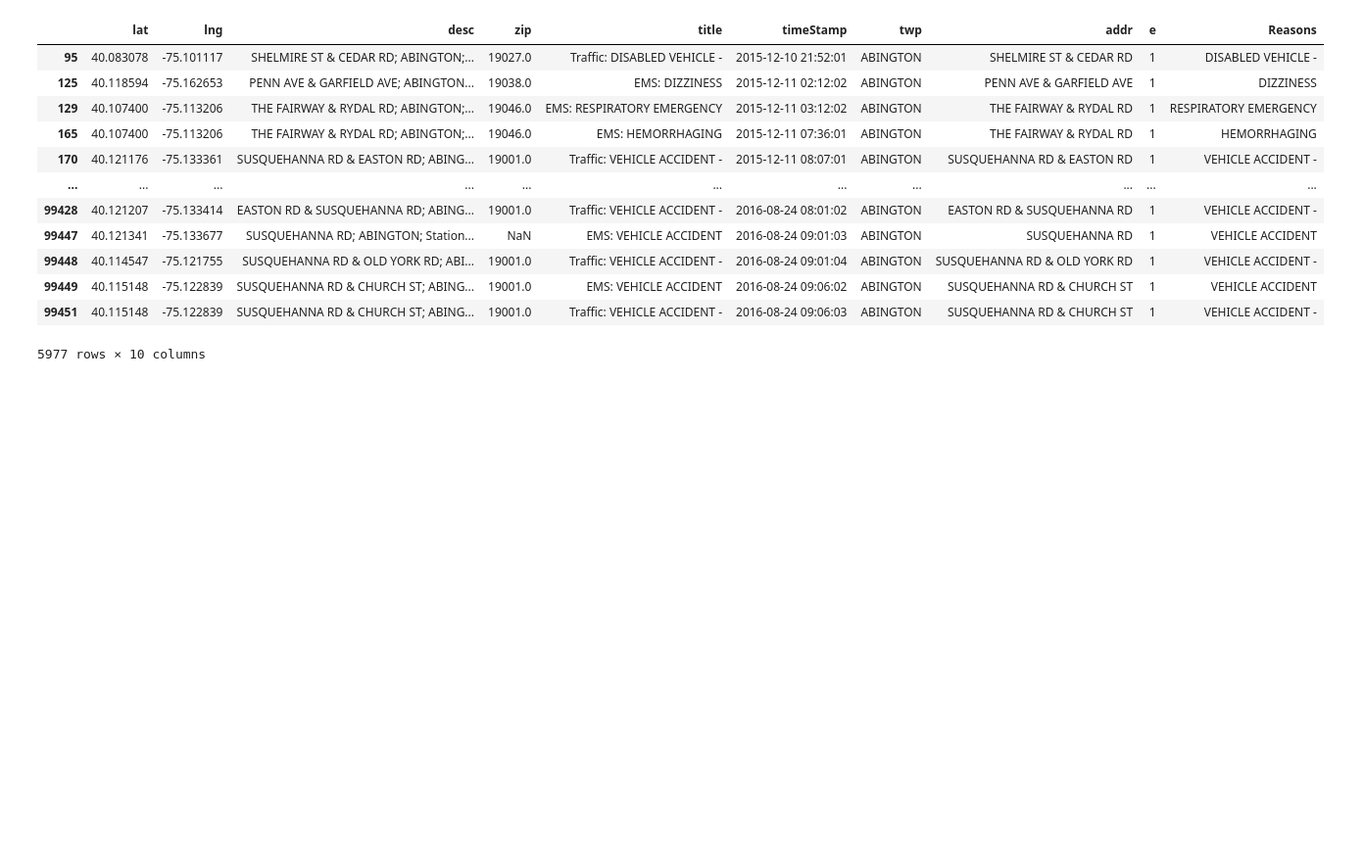
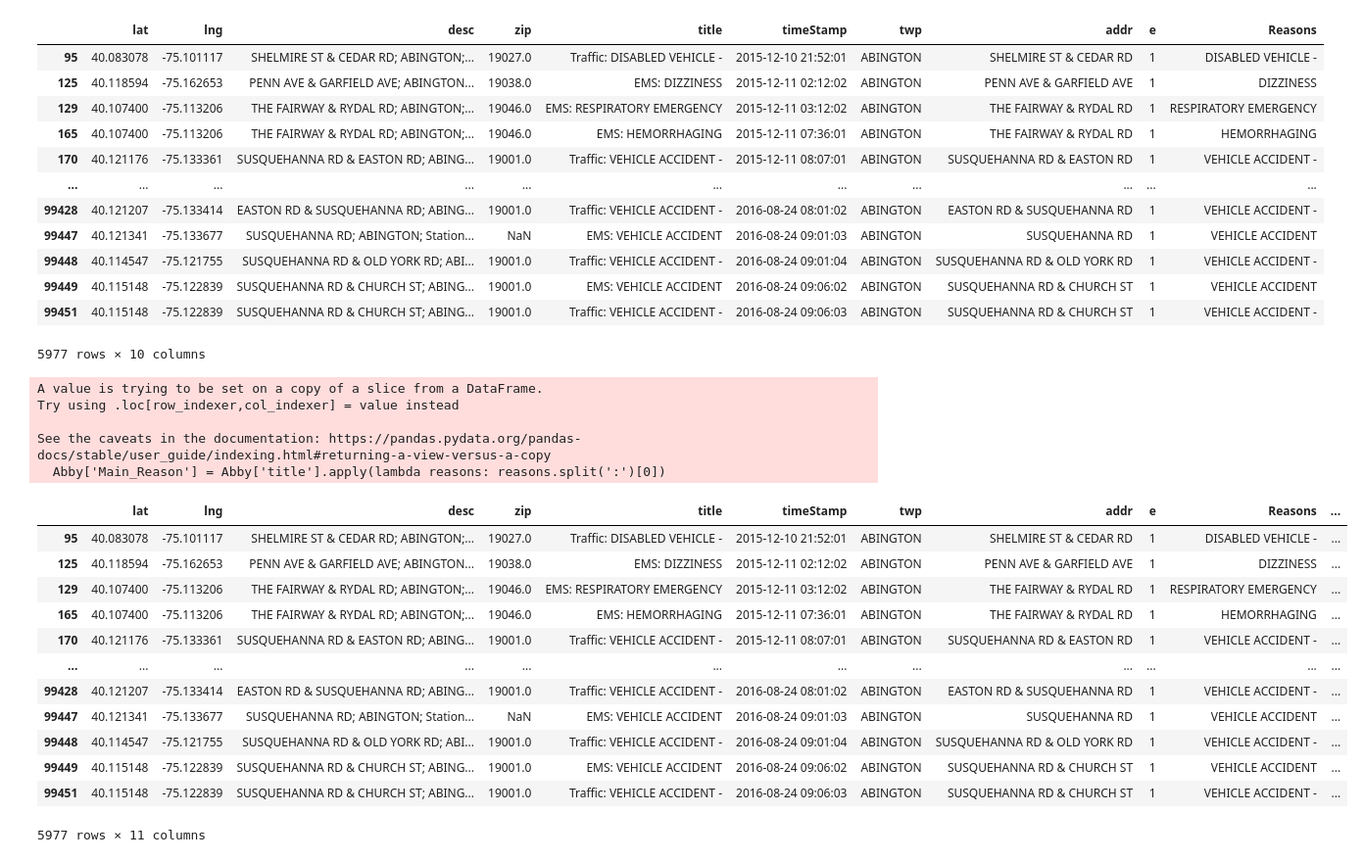
Before and after one commit to makncheese69420/911-Capstone-Project, a Jupyter notebook: Data Visualization Presentation.ipynb, the cells around one changed output. Shown at 98% size. Drawn from its saved outputs; the diff is of its cells as text; code cells hidden in the pictures; blank space fills up the shorter version.

```diff
--- a/Data Visualization Presentation.ipynb
+++ b/Data Visualization Presentation.ipynb
@@ -83,3 +83,27 @@ Abby
 | 99449 | 40.115148 | -75.122839 | SUSQUEHANNA RD & CHURCH ST; ABING... | 19001.0 | EMS: VEHICLE ACCIDENT | 2016-08-24 09:06:02 | ABINGTON | SUSQUEHANNA RD & CHURCH ST | 1 | VEHICLE ACCIDENT |
 | 99451 | 40.115148 | -75.122839 | SUSQUEHANNA RD & CHURCH ST; ABING... | 19001.0 | Traffic: VEHICLE ACCIDENT - | 2016-08-24 09:06:03 | ABINGTON | SUSQUEHANNA RD & CHURCH ST | 1 | VEHICLE ACCIDENT - |
 5977 rows × 10 columns
+# %%
+Abby['Main_Reason'] = Abby['title'].apply(lambda reasons: reasons.split(':')[0])
+# %% [output]
+A value is trying to be set on a copy of a slice from a DataFrame.
+Try using .loc[row_indexer,col_indexer] = value instead
+
+See the caveats in the documentation: https://pandas.pydata.org/pandas-docs/stable/user_guide/indexing.html#returning-a-view-versus-a-copy
+  Abby['Main_Reason'] = Abby['title'].apply(lambda reasons: reasons.split(':')[0])
+# %%
+Abby
+# %% [output]
+|  | lat | lng | desc | zip | title | timeStamp | twp | addr | e | Reasons | ... |
+| 95 | 40.083078 | -75.101117 | SHELMIRE ST & CEDAR RD; ABINGTON;... | 19027.0 | Traffic: DISABLED VEHICLE - | 2015-12-10 21:52:01 | ABINGTON | SHELMIRE ST & CEDAR RD | 1 | DISABLED VEHICLE - | ... |
+| 125 | 40.118594 | -75.162653 | PENN AVE & GARFIELD AVE; ABINGTON... | 19038.0 | EMS: DIZZINESS | 2015-12-11 02:12:02 | ABINGTON | PENN AVE & GARFIELD AVE | 1 | DIZZINESS | ... |
+| 129 | 40.107400 | -75.113206 | THE FAIRWAY & RYDAL RD; ABINGTON;... | 19046.0 | EMS: RESPIRATORY EMERGENCY | 2015-12-11 03:12:02 | ABINGTON | THE FAIRWAY & RYDAL RD | 1 | RESPIRATORY EMERGENCY | ... |
+| 165 | 40.107400 | -75.113206 | THE FAIRWAY & RYDAL RD; ABINGTON;... | 19046.0 | EMS: HEMORRHAGING | 2015-12-11 07:36:01 | ABINGTON | THE FAIRWAY & RYDAL RD | 1 | HEMORRHAGING | ... |
+| 170 | 40.121176 | -75.133361 | SUSQUEHANNA RD & EASTON RD; ABING... | 19001.0 | Traffic: VEHICLE ACCIDENT - | 2015-12-11 08:07:01 | ABINGTON | SUSQUEHANNA RD & EASTON RD | 1 | VEHICLE ACCIDENT - | ... |
+| ... | ... | ... | ... | ... | ... | ... | ... | ... | ... | ... | ... |
+| 99428 | 40.121207 | -75.133414 | EASTON RD & SUSQUEHANNA RD; ABING... | 19001.0 | Traffic: VEHICLE ACCIDENT - | 2016-08-24 08:01:02 | ABINGTON | EASTON RD & SUSQUEHANNA RD | 1 | VEHICLE ACCIDENT - | ... |
+| 99447 | 40.121341 | -75.133677 | SUSQUEHANNA RD; ABINGTON; Station... | NaN | EMS: VEHICLE ACCIDENT | 2016-08-24 09:01:03 | ABINGTON | SUSQUEHANNA RD | 1 | VEHICLE ACCIDENT | ... |
+| 99448 | 40.114547 | -75.121755 | SUSQUEHANNA RD & OLD YORK RD; ABI... | 19001.0 | Traffic: VEHICLE ACCIDENT - | 2016-08-24 09:01:04 | ABINGTON | SUSQUEHANNA RD & OLD YORK RD | 1 | VEHICLE ACCIDENT - | ... |
+| 99449 | 40.115148 | -75.122839 | SUSQUEHANNA RD & CHURCH ST; ABING... | 19001.0 | EMS: VEHICLE ACCIDENT | 2016-08-24 09:06:02 | ABINGTON | SUSQUEHANNA RD & CHURCH ST | 1 | VEHICLE ACCIDENT | ... |
+| 99451 | 40.115148 | -75.122839 | SUSQUEHANNA RD & CHURCH ST; ABING... | 19001.0 | Traffic: VEHICLE ACCIDENT - | 2016-08-24 09:06:03 | ABINGTON | SUSQUEHANNA RD & CHURCH ST | 1 | VEHICLE ACCIDENT - | ... |
+5977 rows × 11 columns
```
Also changed, not shown: parts of 1 cell of this notebook.
